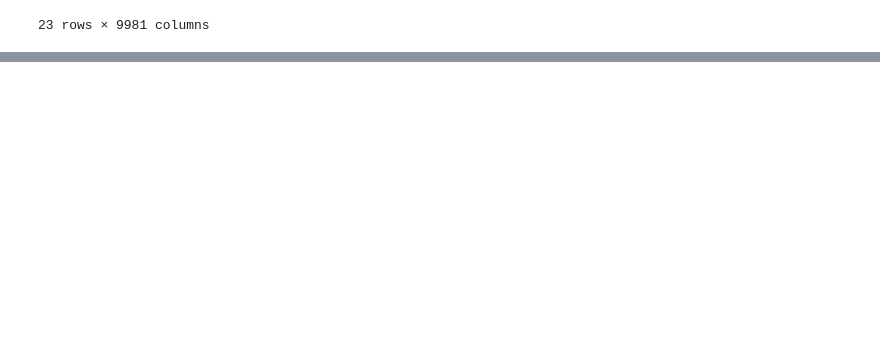
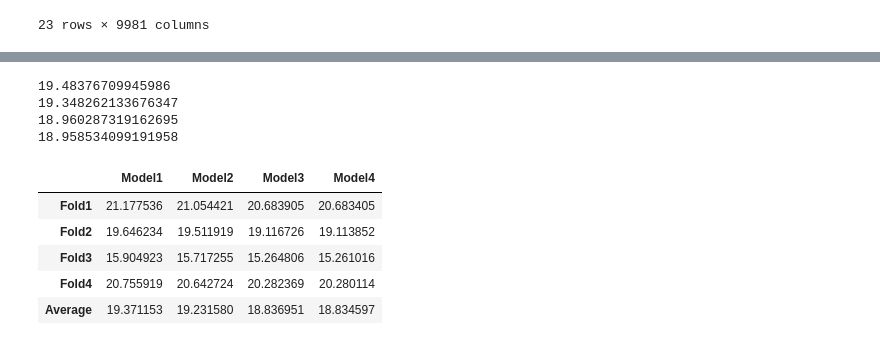
Before and after one commit to Bomsk/DA3_2023, a Jupyter notebook: Assignment 1/Assignment 1.ipynb, the cells around one changed output, grey strips where cells are left out. Cells and saved outputs as stored; diff of their text form; code cells hidden in the pictures; blank space fills up the shorter version.

Commit message:
Adding models

```diff
--- a/Assignment 1/Assignment 1.ipynb
+++ b/Assignment 1/Assignment 1.ipynb
@@ -77,3 +74,22 @@ df.transpose()
 | unioncov | No | No | No | No | No | NaN | NaN | No | NaN | No | ... | ... |
 | lfsr94 | Employed-At Work | Employed-At Work | Employed-At Work | Employed-At Work | Employed-At Work | Employed-At Work | Employed-At Work | Employed-At Work | Employed-At Work | Employed-At Work | ... | ... |
 23 rows × 9981 columns
+# %%
+# Adding gender, wage, lnwage, and agesq features.
+df["female"] = (df["sex"] == 2)
+df["w"] = df["earnwke"] / df["uhours"]
+df["lnw"] = np.log(df["w"])
+df["agesq"] = np.power(df["age"], 2)
+
+df["grade92"] = (df["grade92"] >= 43)                       # Education: Bachelor to Doctorate
+df["race"] = (df["race"] == 1)                              # Race: White
+
+def has_gov(text):                                          # Government: Federal, State, or Local
+    return 'Government' in text
+
+df["government"] = df["class"].apply(has_gov)
+
+def has_native(text):                                       # Native: born in US, Puerto Rico, or US Outlying Area, or Abroad of American Parent(s)
+    return 'Native' in text
+
+df["native"] = df["prcitshp"].apply(has_native)
@@ -79,0 +167,16 @@ df.transpose()
+# %%
+# Calculating RMSE
+rmse1 = rmse(reg1.fittedvalues,df.w)
+rmse2 = rmse(reg2.fittedvalues,df.w)
+rmse3 = rmse(reg3.fittedvalues,df.w)
+rmse4 = rmse(reg4.fittedvalues,df.w)
+
+print(rmse1)
+print(rmse2)
+print(rmse3)
+print(rmse4)
+# %% [output]
+19.48376709945986
+19.348262133676347
+18.960287319162695
+18.958534099191958
@@ -79,0 +227,15 @@ df.transpose()
+# %%
+cv1 = cv_reg("w~age", df, k, "HC1")
+cv2 = cv_reg("w~age+sex", df, k, "HC1")
+cv3 = cv_reg("w~age+sex+grade92+race", df, k, "HC1")
+cv4 = cv_reg("w~age+sex+grade92+race+government+native", df, k,"HC1")
+cv_list = [cv1, cv2, cv3, cv4]
+# %%
+summarize_cv(cv_list)
+# %% [output]
+|  | Model1 | Model2 | Model3 | Model4 |
+| Fold1 | 21.177536 | 21.054421 | 20.683905 | 20.683405 |
+| Fold2 | 19.646234 | 19.511919 | 19.116726 | 19.113852 |
+| Fold3 | 15.904923 | 15.717255 | 15.264806 | 15.261016 |
+| Fold4 | 20.755919 | 20.642724 | 20.282369 | 20.280114 |
+| Average | 19.371153 | 19.231580 | 18.836951 | 18.834597 |
```
Also changed, not shown: parts of 8 cells of this notebook, 1 other file.
